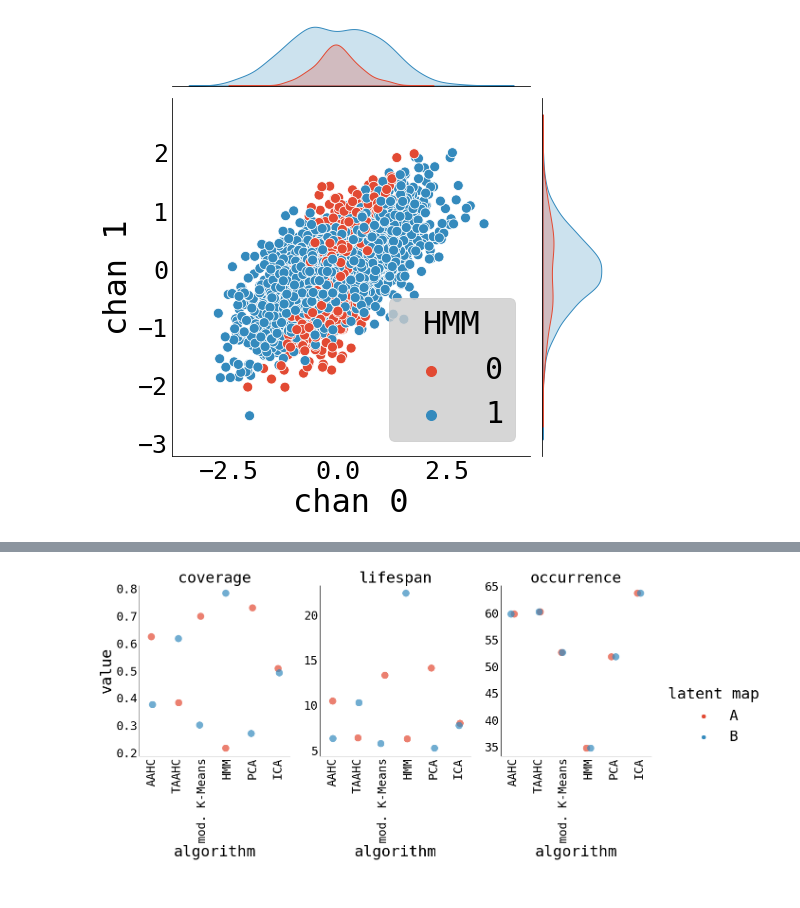
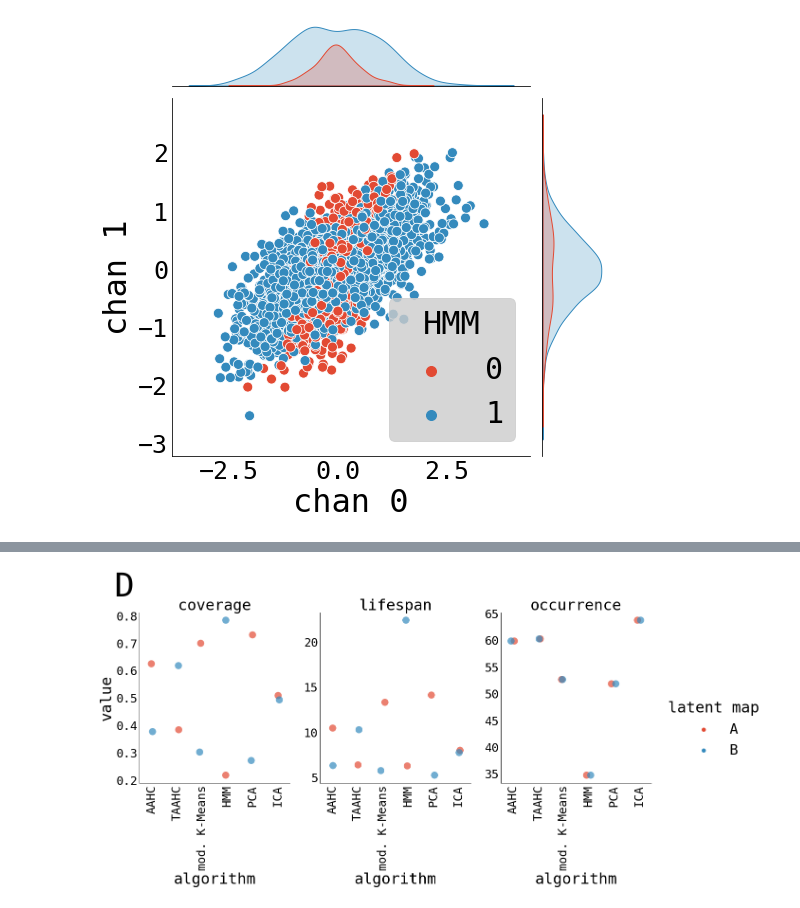
Before and after one commit to jajcayn/eeg_latent_space, a Jupyter notebook: notebooks/paper/gaussian_data_2d.ipynb, the cells around one changed output, grey strips where cells are left out. Cells and saved outputs as stored; diff of their text form; code cells hidden in the pictures.

```diff
--- a/notebooks/paper/gaussian_data_2d.ipynb
+++ b/notebooks/paper/gaussian_data_2d.ipynb
@@ -54,6 +54,15 @@ Creating RawArray with float64 data, n_channels=2, n_times=2500
 Ready.
 # %%
 g = sns.jointplot(data=data, x="chan 0", y="chan 1")
-g0 = pw.load_seaborngrid(g, labels=["joint", "marg_x", "marg_y"])
+g.ax_marg_x.text(
+    0.0,
+    0.9,
+    "A",
+    ha="center",
+    va="center",
+    transform=g.ax_marg_x.transAxes,
+    fontsize=70,
+)
+g0 = pw.load_seaborngrid(g)
 g0.savefig(quick=True)
 # %% [output]
@@ -395,27 +417,36 @@ display(data[data.columns[2:]].rcorr("spearman", padjust="fdr_by"))
 # %%
 all_stats = all_stats.set_index("algorithm").loc[COLUMNS_ORDER[2:]].reset_index()
 stats_melt = all_stats.melt(
     id_vars=["algorithm", "latent map"],
     value_vars=["coverage", "lifespan", "occurrence"],
 )
 g = sns.catplot(
     data=stats_melt,
     x="algorithm",
     y="value",
     s=15,
     alpha=0.7,
     hue="latent map",
     col="variable",
     sharex=True,
     sharey=False,
     margin_titles=True,
 )
+g.axes[0][0].text(
+    -0.1,
+    1.15,
+    "D",
+    ha="center",
+    va="center",
+    transform=g.axes[0][0].transAxes,
+    fontsize=70,
+)
 g.set_xticklabels(rotation=90)
 g.set_titles(col_template="{col_name}")
 g8 = pw.load_seaborngrid(g)
 g8.savefig(quick=True)
 # %% [output]
-[figure, old version]
+[figure, new version]
 # %%
 dyn_stats = (
     dyn_stats.loc[COLUMNS_ORDER[2:]]
```
Also changed, not shown: parts of 6 cells of this notebook, 7 other files.
